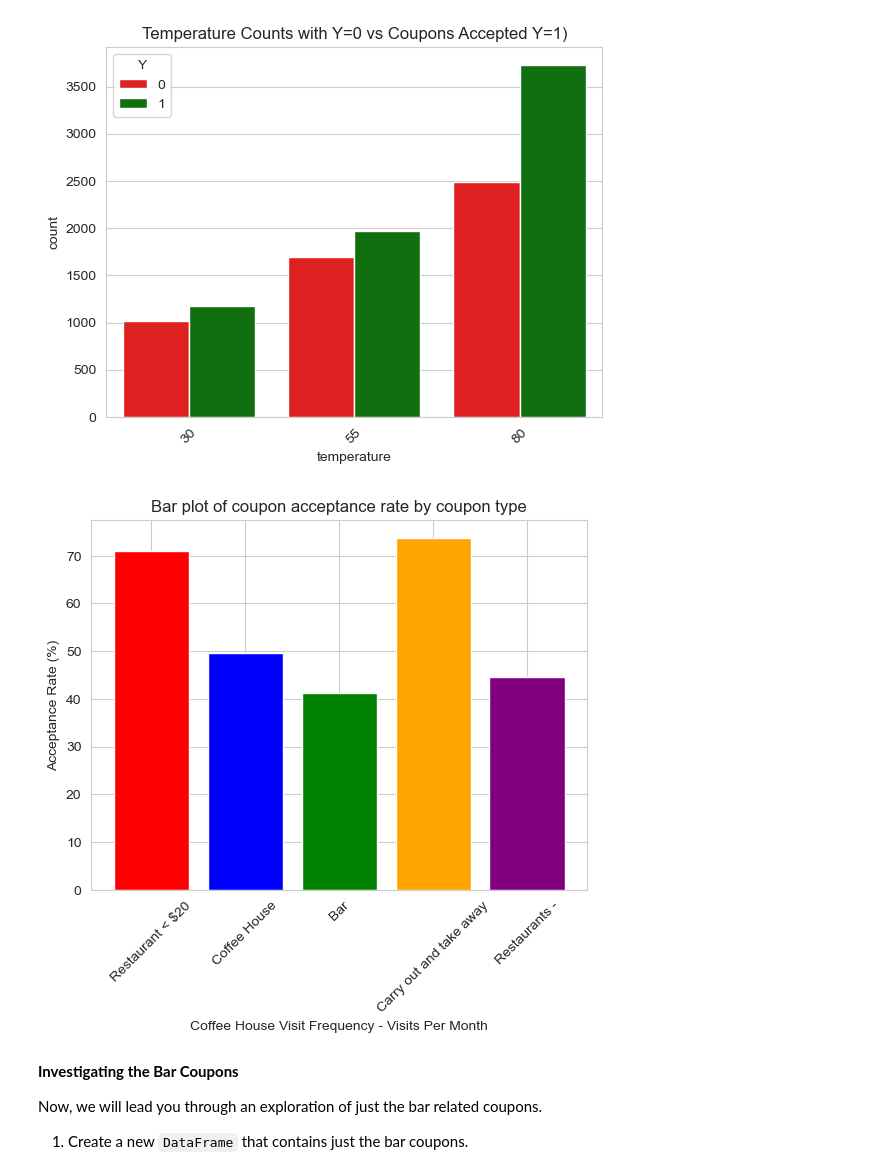
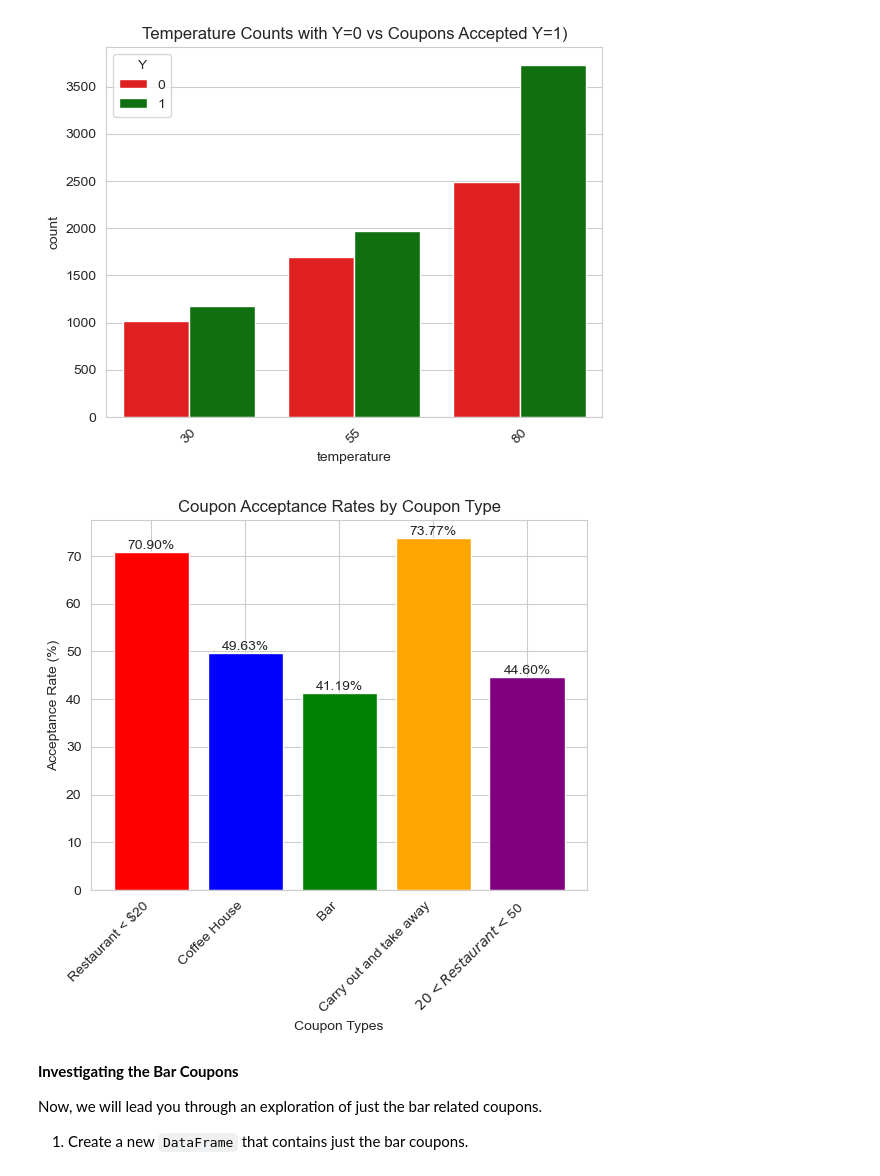
Before and after one commit to jeffreylgoode/Coupon_Project, a Jupyter notebook: Coupon_Project.ipynb, the cells around one changed output. Saved outputs shown, nothing was run; the diff lists cells and outputs as text; code cells hidden in the pictures.

Commit message:
More edits to improve the readability of the plot.

```diff
--- a/Coupon_Project.ipynb
+++ b/Coupon_Project.ipynb
@@ -315,44 +316,48 @@ plt.show()
 # %% [output]
 [figure]
 # %%
-#using code below, we can determine the acceptance rate for each coupon type.
-# using the code above, I googled if there was a simpler way to compute acceptance rate.
-# the concept below is cleaner than my implementation, more compact
-# first compute group1 based on logic in this group AND in this group as new df named group1
+# this code was developed above.  I repeat use the above code to develop a simple bar chart showing
+# acceptance rate for each coupon type
+
+import os
+
+
 cheap_rest = data_mod[(data_mod['coupon'].isin(["Restaurant(<20)"]))]
 cheap_rest_rate = (cheap_rest['Y'] == 1).mean()*100
 coffee_house = data_mod[(data_mod['coupon'].isin(["Coffee House"]))]
 coffee_house_rate = (coffee_house['Y'] == 1).mean()*100
 bar = data_mod[(data_mod['coupon'].isin(["Bar"]))]
 bar_rate = (bar['Y'] == 1).mean()*100
 carry_out = data_mod[(data_mod['coupon'].isin(["Carry out & Take away"]))]
 carry_out_rate = (carry_out['Y'] == 1).mean()*100
 exp_rest = data_mod[(data_mod['coupon'].isin(["Restaurant(20-50)"]))]
 exp_rest_rate = (exp_rest['Y'] == 1).mean()*100
 # let's plot the rates side by side
 # Put them into a list
 
 # Put them into a list
+
 values = [cheap_rest_rate, coffee_house_rate, bar_rate, carry_out_rate, exp_rest_rate]
-
-# Create labels for each bar
-labels = ['Restaurant < $20', 'Coffee House', 'Bar', 'Carry out and take away', 'Restaurants -']
-
-# Define colors for each bar
+labels = ['Restaurant < $20', 'Coffee House', 'Bar', 'Carry out and take away', ' $20 < Restaurant < $50 ']
 colors = ['red', 'blue', 'green', 'orange', 'purple']
 
-# Plot with colors
-plt.bar(labels, values, color=colors)
-plt.ylabel("Acceptance Rate (%)")
-plt.xlabel("Coffee House Visit Frequency - Visits Per Month")
-plt.title("Bar plot of coupon acceptance rate by coupon type")
+fig, ax = plt.subplots()
+bars = ax.bar(labels, values, color=colors)
 
-# Rotate x-axis labels
-plt.xticks(rotation=45)
+ax.set_ylabel("Acceptance Rate (%)")
+ax.set_xlabel("Coupon Types")
+ax.set_title("Coupon Acceptance Rates by Coupon Type")
+plt.xticks(rotation=45, ha='right')
+
+# Add labels automatically
+ax.bar_label(bars, fmt="%.2f%%")
+
+os.makedirs("data", exist_ok=True)
+plt.savefig("data/acceptance_rates.png", bbox_inches="tight")
 
 plt.show()
 # %% [output]
-[figure, old version]
+[figure, new version]
 # %% [markdown]
 **Investigating the Bar Coupons**
 
```
Also changed, not shown: parts of 1 cell of this notebook, 2 other files.
